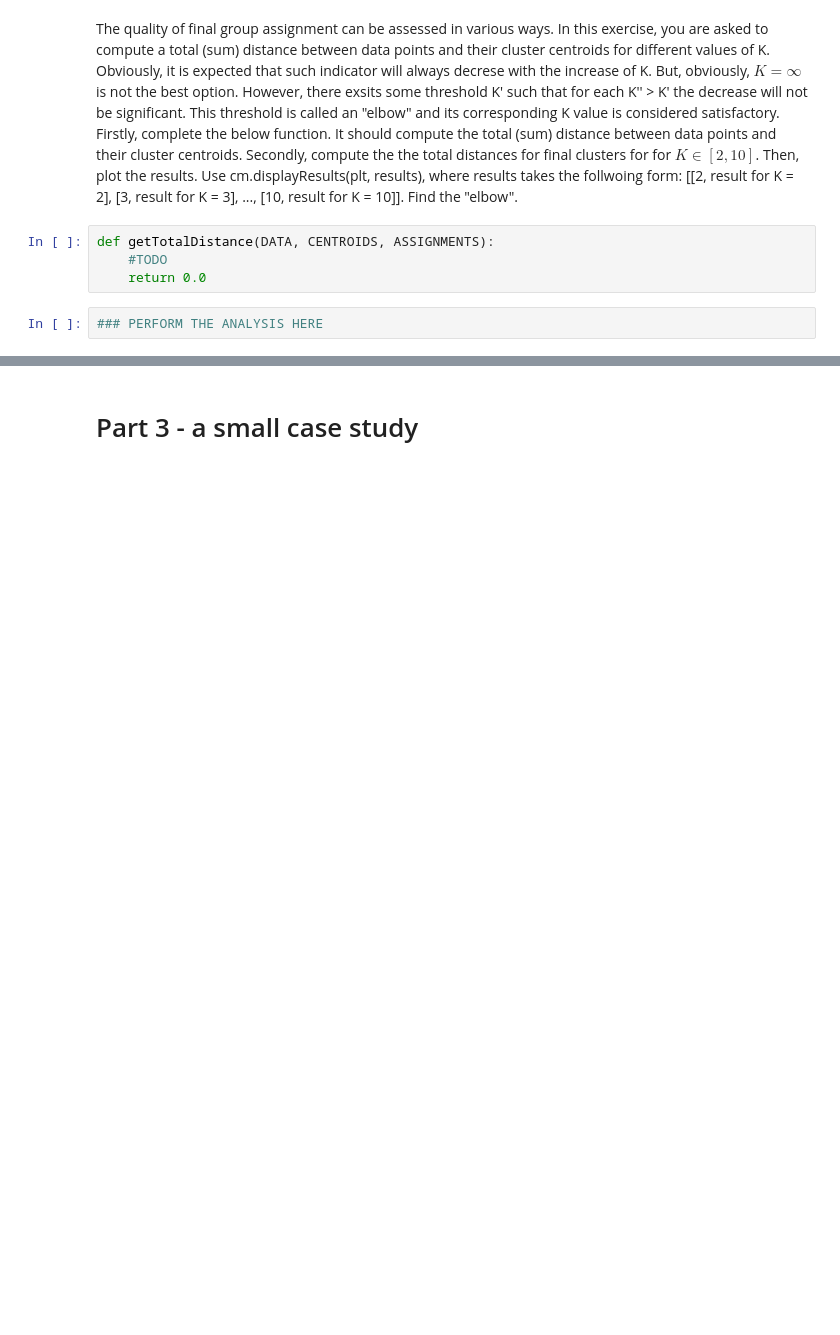
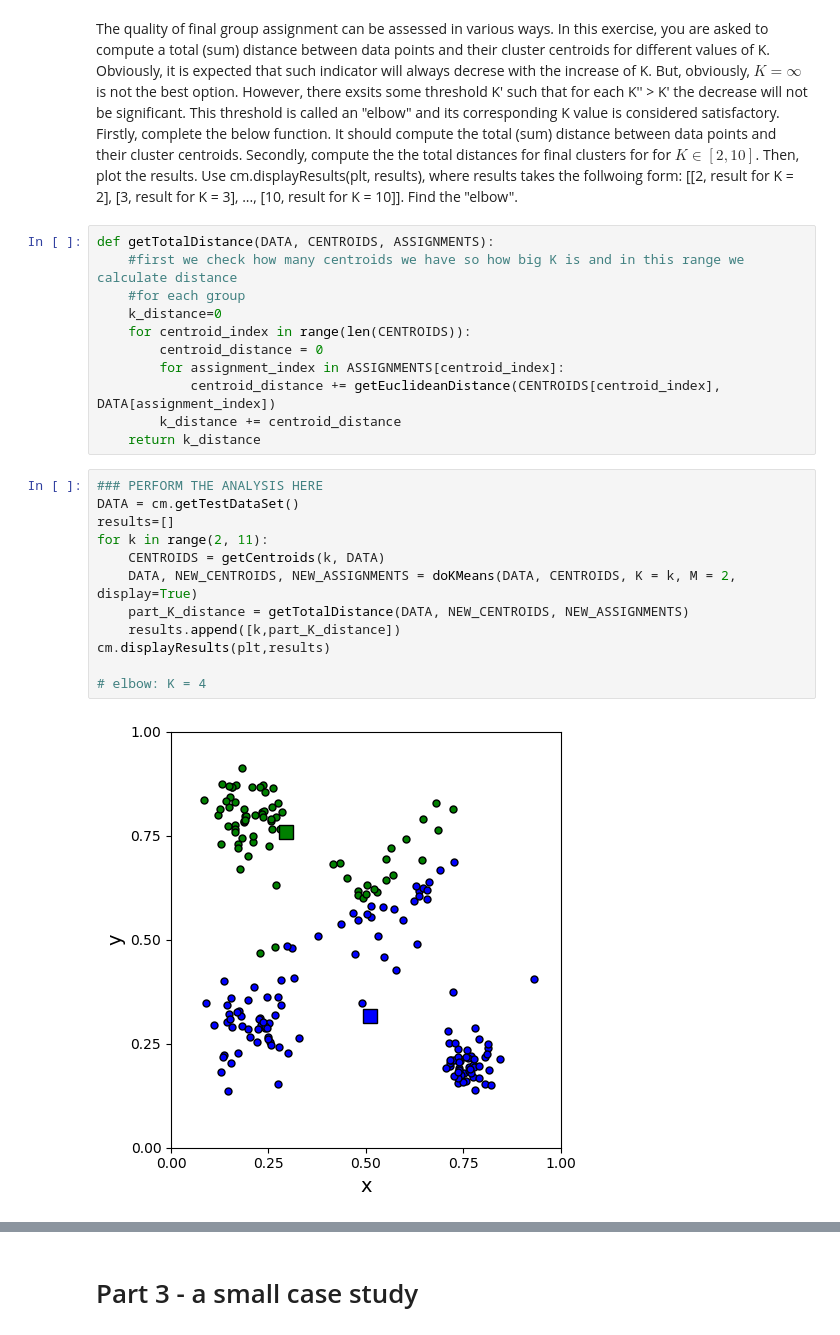
Before and after one commit to TomKuc/IAI, a Jupyter notebook: lab1/Exercises1.ipynb, the cells around one changed output, grey strips where cells are left out. Cells and saved outputs as stored; diff of their text form; blank space fills up the shorter version.

```diff
--- a/lab1/Exercises1.ipynb
+++ b/lab1/Exercises1.ipynb
@@ -157,9 +157,28 @@ for k in range(2, 11):
 ## Part 2
 # %% [markdown]
 The quality of final group assignment can be assessed in various ways. In this exercise, you are asked to compute a total (sum) distance between data points and their cluster centroids for different values of K. Obviously, it is expected that such indicator will always decrese with the increase of K. But, obviously, $K=\infty$ is not the best option. However, there exsits some threshold K' such that for each K'' > K' the decrease will not be significant. This threshold is called an "elbow" and its corresponding K value is considered satisfactory. Firstly, complete the below function. It should compute the total (sum) distance between data points and their cluster centroids. Secondly, compute the the total distances for final clusters for for $K\in [2, 10]$. Then, plot the results. Use cm.displayResults(plt, results), where results takes the follwoing form: [[2, result for K = 2], [3, result for K = 3], ..., [10, result for K = 10]]. Find the "elbow".
-# %%
-def getTotalDistance(DATA, CENTROIDS, ASSIGNMENTS):
-    #TODO
-    return 0.0
-# %%
-### PERFORM THE ANALYSIS HERE
+# %%
+def getTotalDistance(DATA, CENTROIDS, ASSIGNMENTS):
+    #first we check how many centroids we have so how big K is and in this range we calculate distance
+    #for each group
+    k_distance=0
+    for centroid_index in range(len(CENTROIDS)):
+        centroid_distance = 0
+        for assignment_index in ASSIGNMENTS[centroid_index]:
+            centroid_distance += getEuclideanDistance(CENTROIDS[centroid_index], DATA[assignment_index])
+        k_distance += centroid_distance
+    return k_distance
+# %%
+### PERFORM THE ANALYSIS HERE
+DATA = cm.getTestDataSet()
+results=[]
+for k in range(2, 11):
+    CENTROIDS = getCentroids(k, DATA)
+    DATA, NEW_CENTROIDS, NEW_ASSIGNMENTS = doKMeans(DATA, CENTROIDS, K = k, M = 2, display=True)
+    part_K_distance = getTotalDistance(DATA, NEW_CENTROIDS, NEW_ASSIGNMENTS)
+    results.append([k,part_K_distance])
+cm.displayResults(plt,results)
+
+# elbow: K = 4
+# %% [output]
+[figure, added]
```
Also changed, not shown: parts of 5 cells of this notebook, 1 other file.
